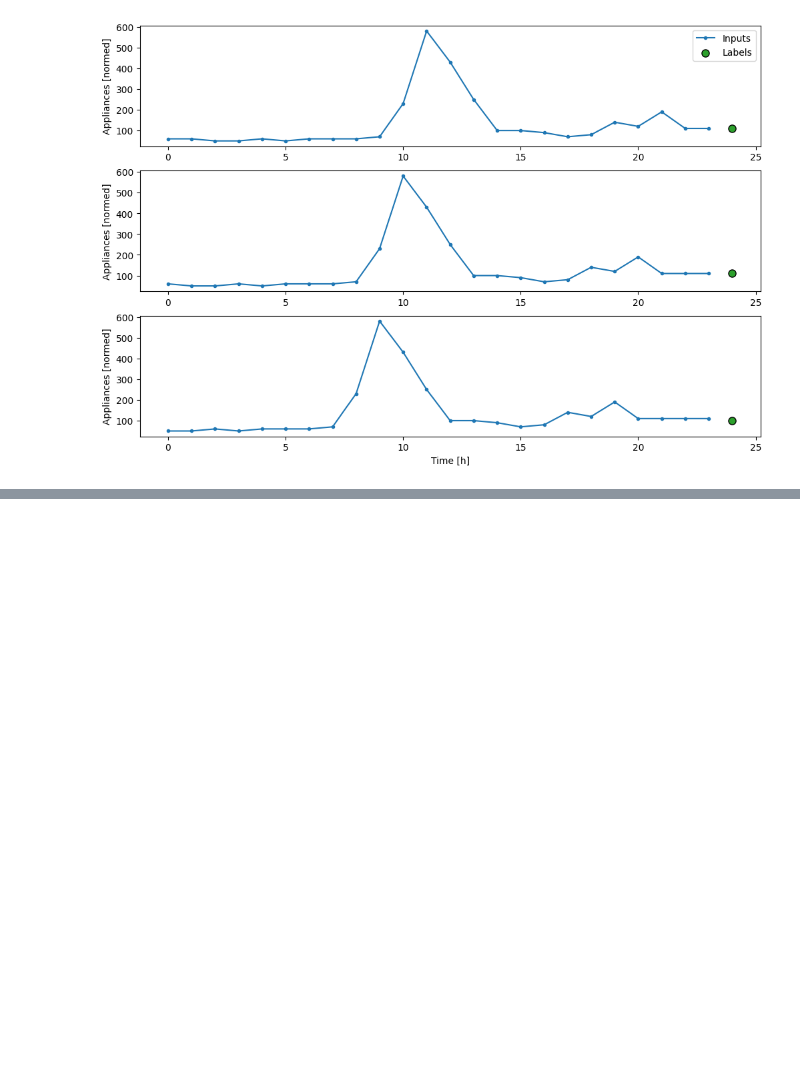
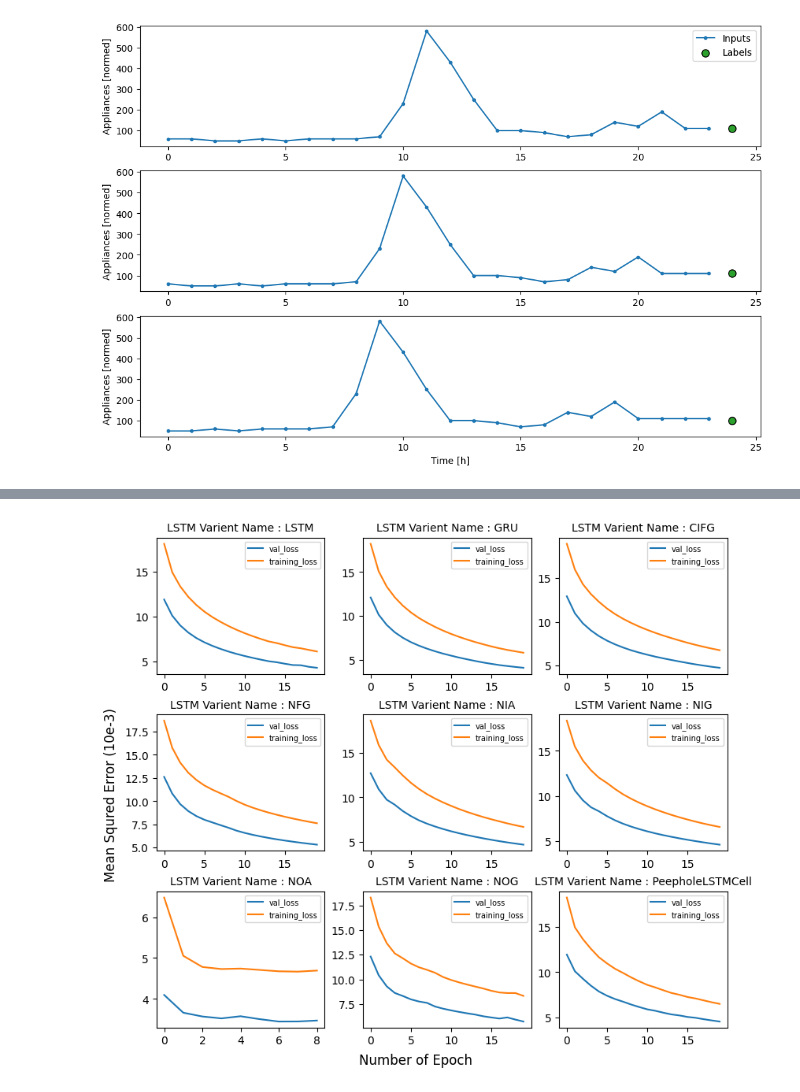
Before and after one commit to hemantnyadav/time-series-forecasting, a Jupyter notebook: Single_Step_Univariate_Time_Series_energy_complete.ipynb, the cells around one changed output, grey strips where cells are left out. Saved outputs shown, nothing was run; the diff lists cells and outputs as text; code cells hidden in the pictures; blank space fills up the shorter version.

```diff
--- a/Single_Step_Univariate_Time_Series_energy_complete.ipynb
+++ b/Single_Step_Univariate_Time_Series_energy_complete.ipynb
@@ -14,6 +54,8 @@ df = pd.read_csv('https://archive.ics.uci.edu/ml/machine-learning-databases/0037
 # %%
 df['date'] = pd.to_datetime(df['date'], infer_datetime_format=True)
-df.set_index('date')['Appliances'].plot()
+#df.set_index('date')
+df.set_index('date',inplace=True)
+df['Appliances'].plot()
 # %% [output]
 <Axes: xlabel='date'>
 [figure]
@@ -80,12 +113,0 @@ test_performance = {}
-# %%
-
-single_lstm_model = tf.keras.Sequential([
-    tf.keras.layers.LSTM(64, return_sequences=False),
-    tf.keras.layers.Dense(8,'relu'),
-    tf.keras.layers.Dense(OUT_STEPS*num_features),
-    tf.keras.layers.Reshape([OUT_STEPS, num_features])
-])
-
-history = compile_and_fit(single_lstm_model, single_window)
-
-#IPython.display.clear_output()
@@ -130,0 +353,14 @@ def evaluate_model(predictions, actuals):
+# %%
+fig, axs = plt.subplots(3, 3, figsize=(8, 7), layout='constrained')
+for ax, model_name in zip(axs.flat, history_all):
+    ax.set_title(f'LSTM Varient Name : {model_name}', fontsize=10, )
+
+    ax.plot(np.array(history_all[model_name].history['val_loss'])/1000)
+    ax.plot(np.array(history_all[model_name].history['loss'])/1000)
+
+    ax.legend(['val_loss','training_loss'], fontsize = 7)
+    fig.supxlabel('Number of Epoch')
+    fig.supylabel('Mean Squred Error (10e-3)')
+    plt.savefig("all_loss_energy.png", dpi=300)
+# %% [output]
+[figure, added]
```
Also changed, not shown: parts of 24 cells of this notebook.
